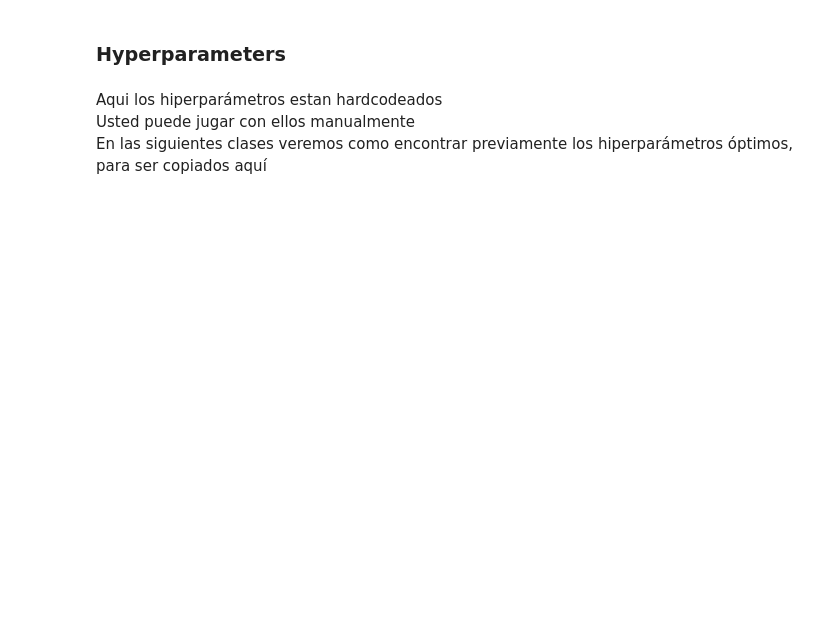
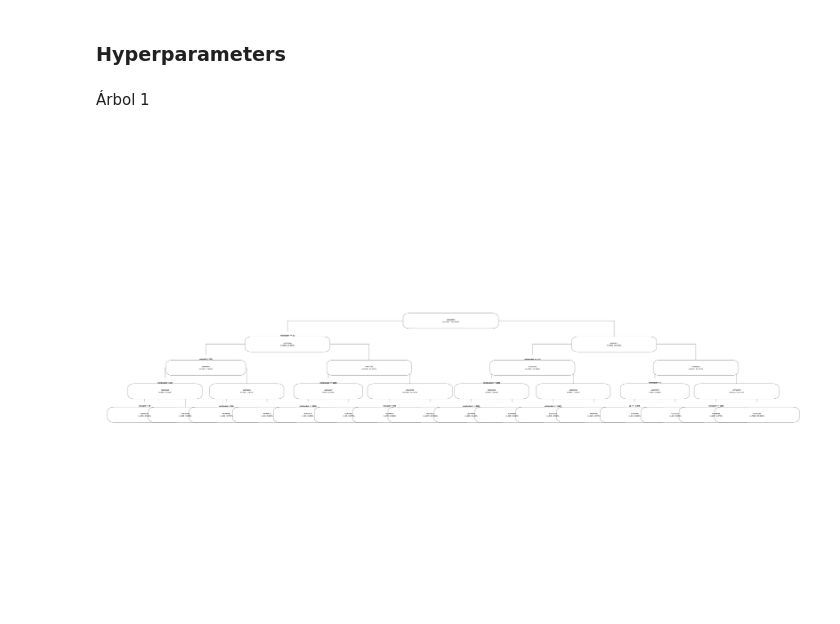
Before and after one commit to reglamarcador115/labo2025v, a Jupyter notebook: src/rpart/102_FinalTrain_merge.ipynb, the cells around one changed output. Saved outputs shown, nothing was run; the diff lists cells and outputs as text; code cells hidden in the pictures; blank space fills up the shorter version.

```diff
--- a/src/rpart/102_FinalTrain_merge.ipynb
+++ b/src/rpart/102_FinalTrain_merge.ipynb
@@ -107,5 +142,10 @@ setwd( paste0("/content/buckets/b1/exp/", experimento ))
 Es importante notar que para el entrenamiento final utilizo el mes de 202107 completo sin ningun tipo particion  train/test, aqui no hay random, aqui no hay semillas
 # %%
 # lectura del dataset
-dataset <- fread("/content/datasets/dataset_pequeno.csv")
-dtrain_final <- dataset[foto_mes == 202107] # defino donde voy a entrenar
+dataset <- fread("/content/datasets/gridsearch_merge.csv")
+dataset[, cp := gsub(",", ".", cp)]
+dataset[, cp := as.numeric(cp)]
+dataset <- dataset[cp<=-0.1]
+dtrain_final <- dataset[, !c("semilla", "Grupo"), with = FALSE] # defino donde voy a entrenar
+
+summary(dtrain_final)
@@ -112,6 +167,35 @@ dtrain_final <- dataset[foto_mes == 202107] # defino donde voy a entrenar
 # %% [markdown]
 ### Hyperparameters
-# %% [markdown]
-Aqui los hiperparámetros estan hardcodeados
-<br> Usted puede jugar con ellos manualmente
-<br> En las siguientes clases veremos como encontrar previamente los hiperparámetros óptimos, para ser copiados aquí
+# %% [markdown]
+Árbol 1
+# %%
+param_final <- list (
+  "cp"= -1, # complejidad minima
+  "minsplit"= 40, # minima cantidad de regs en un nodo para hacer el split
+  "minbucket"= 20, # minima cantidad de regs en una hoja
+  "maxdepth"= 4 # profundidad máxima del arbol
+)
+
+# genero el modelo,  aqui se construye el arbol
+# quiero predecir clase_ternaria a partir de el resto de las variables
+modelo_1 <- rpart(
+    formula= "ganancia_test ~ .",
+    data= dtrain_final, # los datos donde voy a entrenar
+    xval= 0,
+    control= param_final
+)
+
+# grafico el arbol
+options(repr.plot.width=30, repr.plot.height=20 )
+
+prp(modelo_1,
+    extra= 101,
+    digits= -5,
+    branch= 1,
+    type= 4,
+    varlen= 0,
+    faclen= 0,
+    tweak= 2
+)
+# %% [output]
+[figure, added]
```
Also changed, not shown: parts of 32 cells of this notebook.
